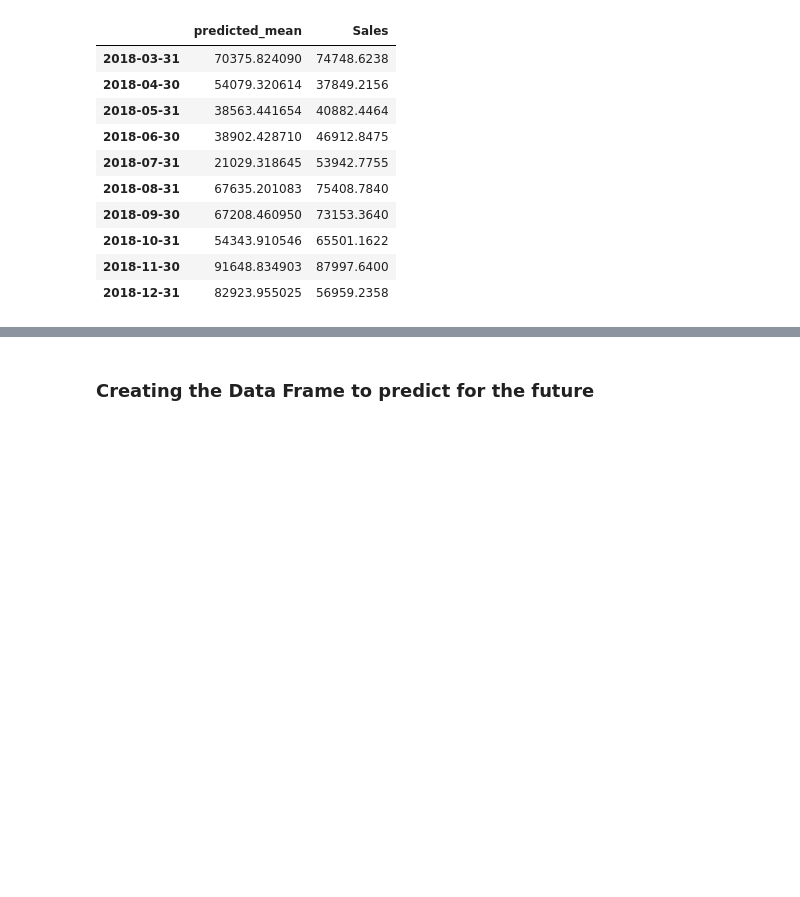
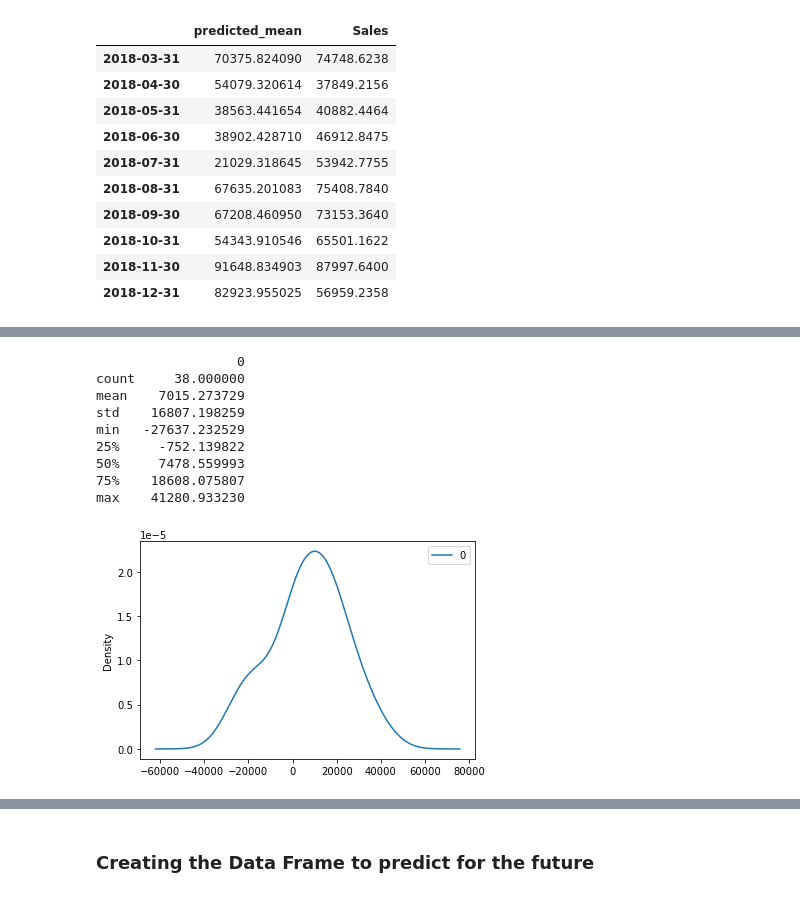
Before and after one commit to Shauryavashisth/Time-Series, a Jupyter notebook: Superstore Sales Dataset TS-Shaurya Vashisth.ipynb, the cells around one changed output, grey strips where cells are left out. Saved outputs shown, nothing was run; the diff lists cells and outputs as text; code cells hidden in the pictures; blank space fills up the shorter version.

```diff
--- a/Superstore Sales Dataset TS-Shaurya Vashisth.ipynb
+++ b/Superstore Sales Dataset TS-Shaurya Vashisth.ipynb
@@ -245,0 +248,14 @@ MSE: 234313051.719678
+# %%
+residuals.plot(kind='kde')
+print(residuals.describe())
+# %% [output]
+                  0
+count     38.000000
+mean    7015.273729
+std    16807.198259
+min   -27637.232529
+25%     -752.139822
+50%     7478.559993
+75%    18608.075807
+max    41280.933230
+[figure, added]
```
Also changed, not shown: parts of 12 cells of this notebook.
